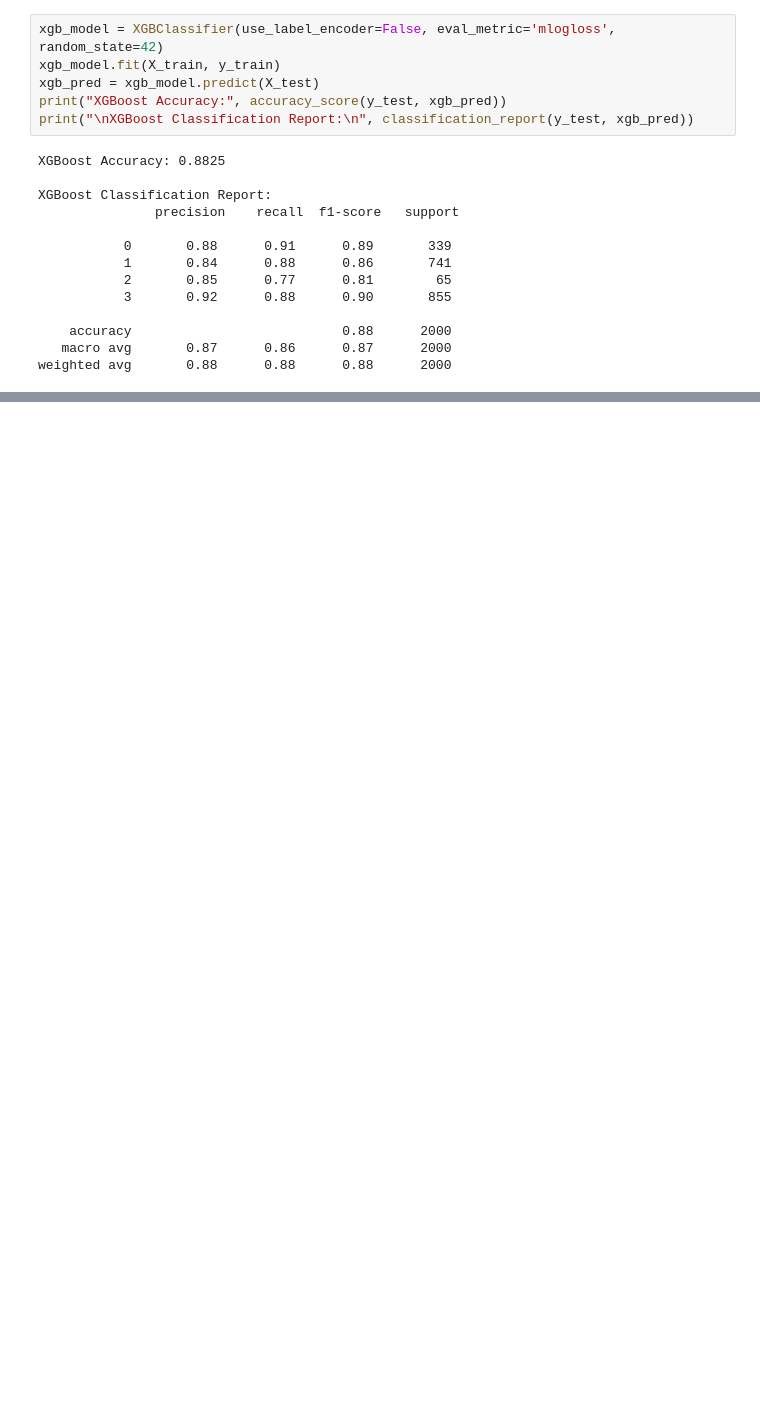
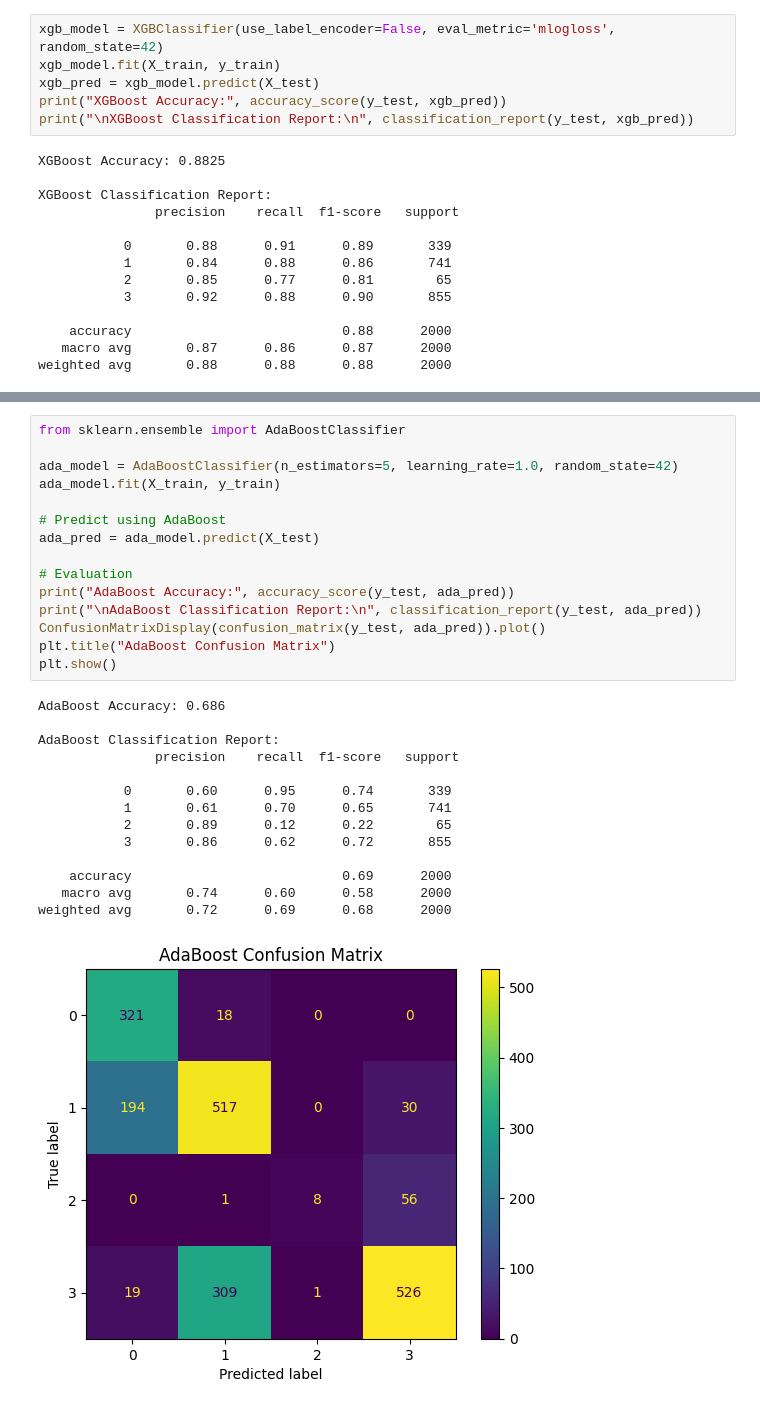
Before and after one commit to Siddhartha-NV/Machine-learning-lab, a Jupyter notebook: Ex7/excercise7.ipynb, the cells around one changed output, grey strips where cells are left out. Drawn from its saved outputs; the diff is of its cells as text; blank space fills up the shorter version.

```diff
--- a/Ex7/excercise7.ipynb
+++ b/Ex7/excercise7.ipynb
@@ -165,0 +154,30 @@ plt.show()
+# %%
+from sklearn.ensemble import AdaBoostClassifier
+
+ada_model = AdaBoostClassifier(n_estimators=5, learning_rate=1.0, random_state=42)
+ada_model.fit(X_train, y_train)
+
+# Predict using AdaBoost
+ada_pred = ada_model.predict(X_test)
+
+# Evaluation
+print("AdaBoost Accuracy:", accuracy_score(y_test, ada_pred))
+print("\nAdaBoost Classification Report:\n", classification_report(y_test, ada_pred))
+ConfusionMatrixDisplay(confusion_matrix(y_test, ada_pred)).plot()
+plt.title("AdaBoost Confusion Matrix")
+plt.show()
+# %% [output]
+AdaBoost Accuracy: 0.686
+
+AdaBoost Classification Report:
+               precision    recall  f1-score   support
+
+           0       0.60      0.95      0.74       339
+           1       0.61      0.70      0.65       741
+           2       0.89      0.12      0.22        65
+           3       0.86      0.62      0.72       855
+
+    accuracy                           0.69      2000
+   macro avg       0.74      0.60      0.58      2000
+weighted avg       0.72      0.69      0.68      2000
+[figure, added]
```
Also changed, not shown: parts of 4 cells of this notebook, 2 other files.
